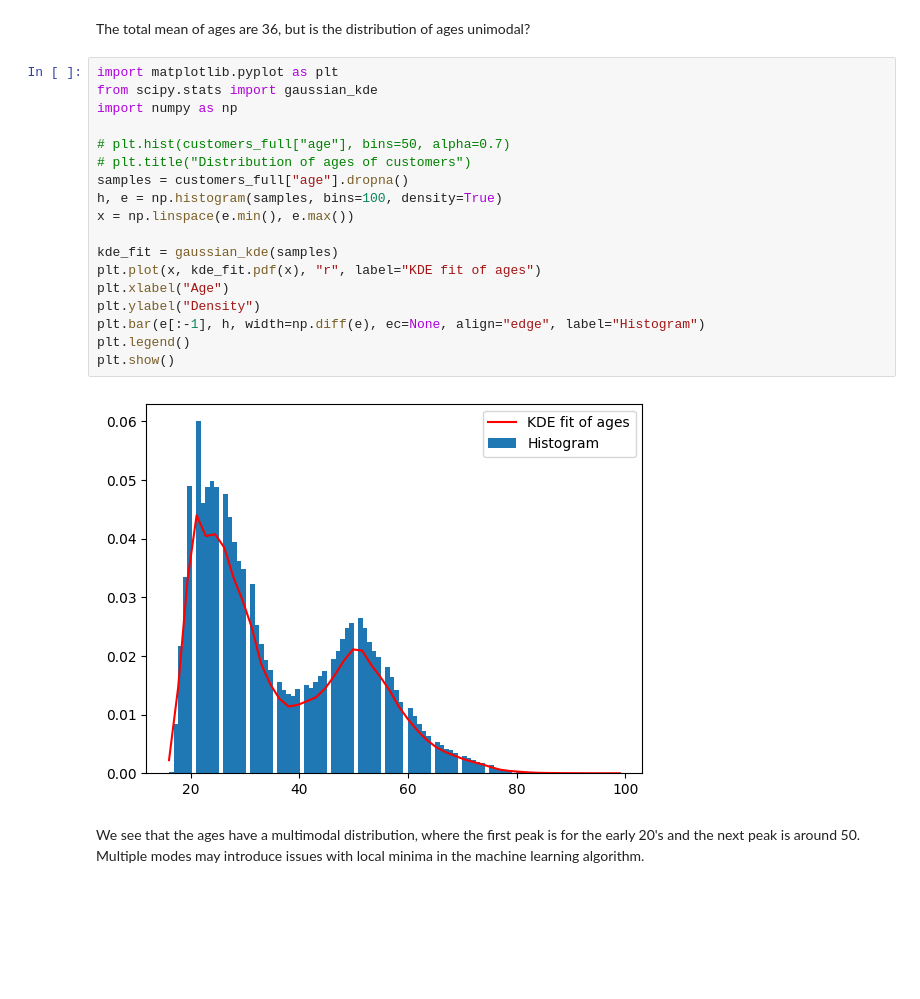
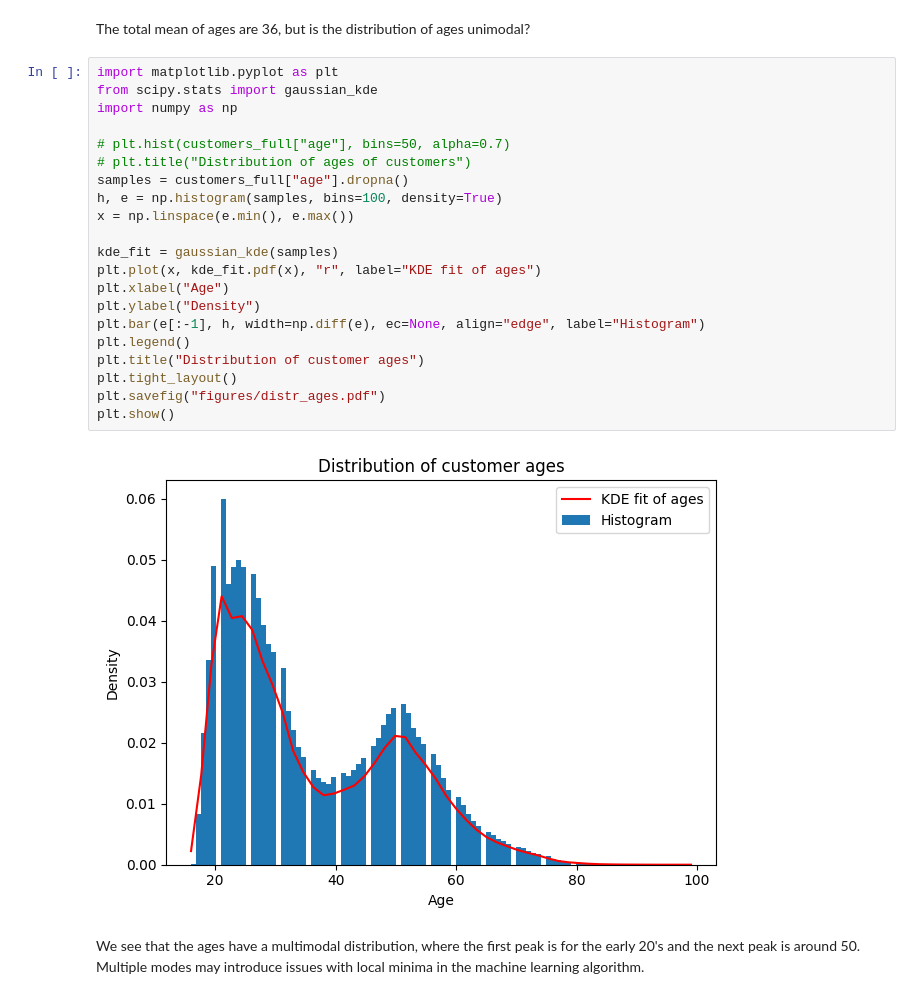
Before and after one commit to frederni/TMA4500-IndMat, a Jupyter notebook: explore_data.ipynb, the cells around one changed output. Drawn from its saved outputs; the diff is of its cells as text; blank space fills up the shorter version.

Commit message:
Save EDA plots to disk

```diff
--- a/explore_data.ipynb
+++ b/explore_data.ipynb
@@ -200,23 +200,26 @@ The total mean of ages are 36, but is the distribution of ages unimodal?
 # %%
 import matplotlib.pyplot as plt
 from scipy.stats import gaussian_kde
 import numpy as np
 
 # plt.hist(customers_full["age"], bins=50, alpha=0.7)
 # plt.title("Distribution of ages of customers")
 samples = customers_full["age"].dropna()
 h, e = np.histogram(samples, bins=100, density=True)
 x = np.linspace(e.min(), e.max())
 
 kde_fit = gaussian_kde(samples)
 plt.plot(x, kde_fit.pdf(x), "r", label="KDE fit of ages")
 plt.xlabel("Age")
 plt.ylabel("Density")
 plt.bar(e[:-1], h, width=np.diff(e), ec=None, align="edge", label="Histogram")
 plt.legend()
+plt.title("Distribution of customer ages")
+plt.tight_layout()
+plt.savefig("figures/distr_ages.pdf")
 plt.show()
 # %% [output]
-[figure, old version]
+[figure, new version]
 # %% [markdown]
 We see that the ages have a multimodal distribution, where the first peak is for the early 20's and the next peak is around 50. Multiple modes may introduce issues with local minima in the machine learning algorithm.
 # %% [markdown]
```
Also changed, not shown: parts of 1 cell of this notebook, 13 other files.
